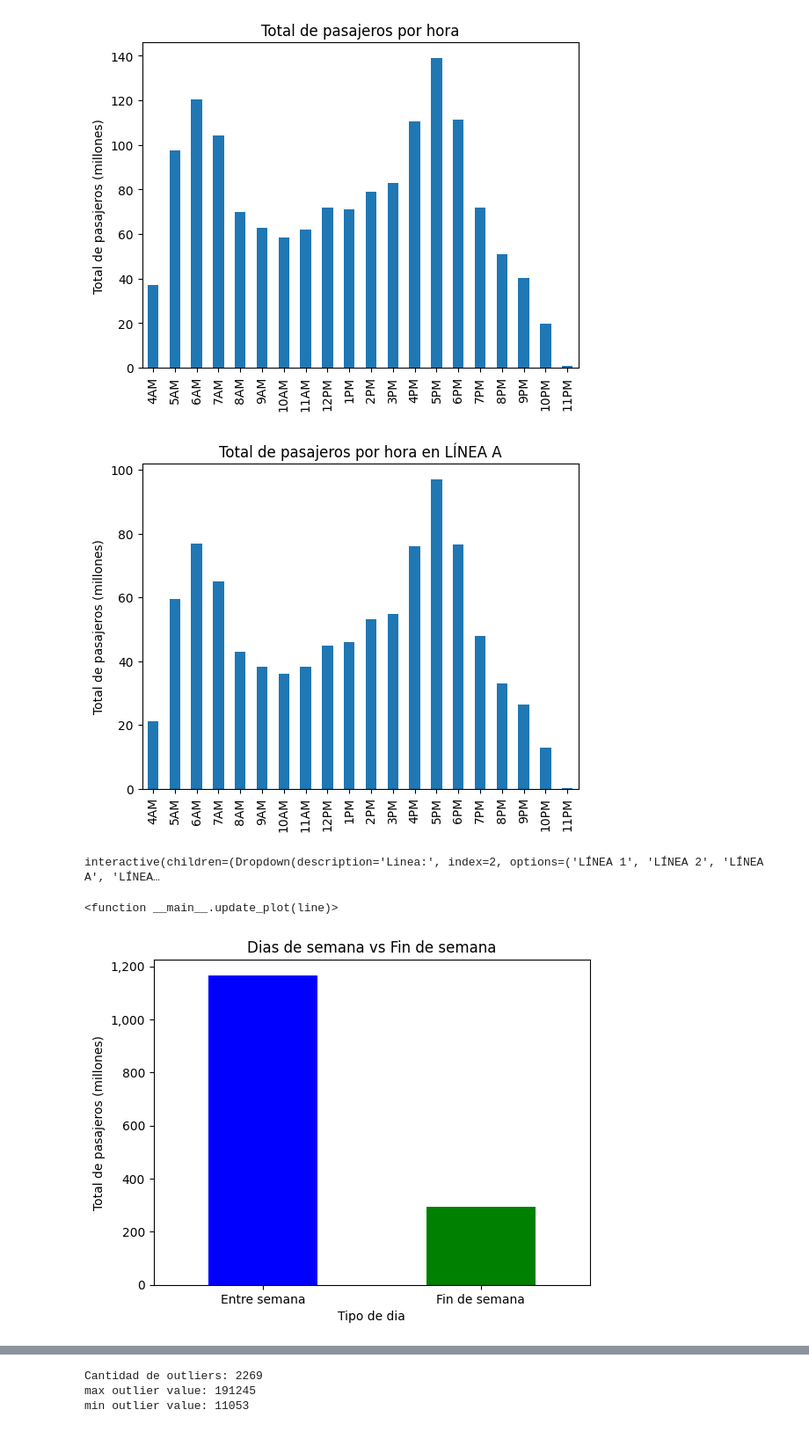
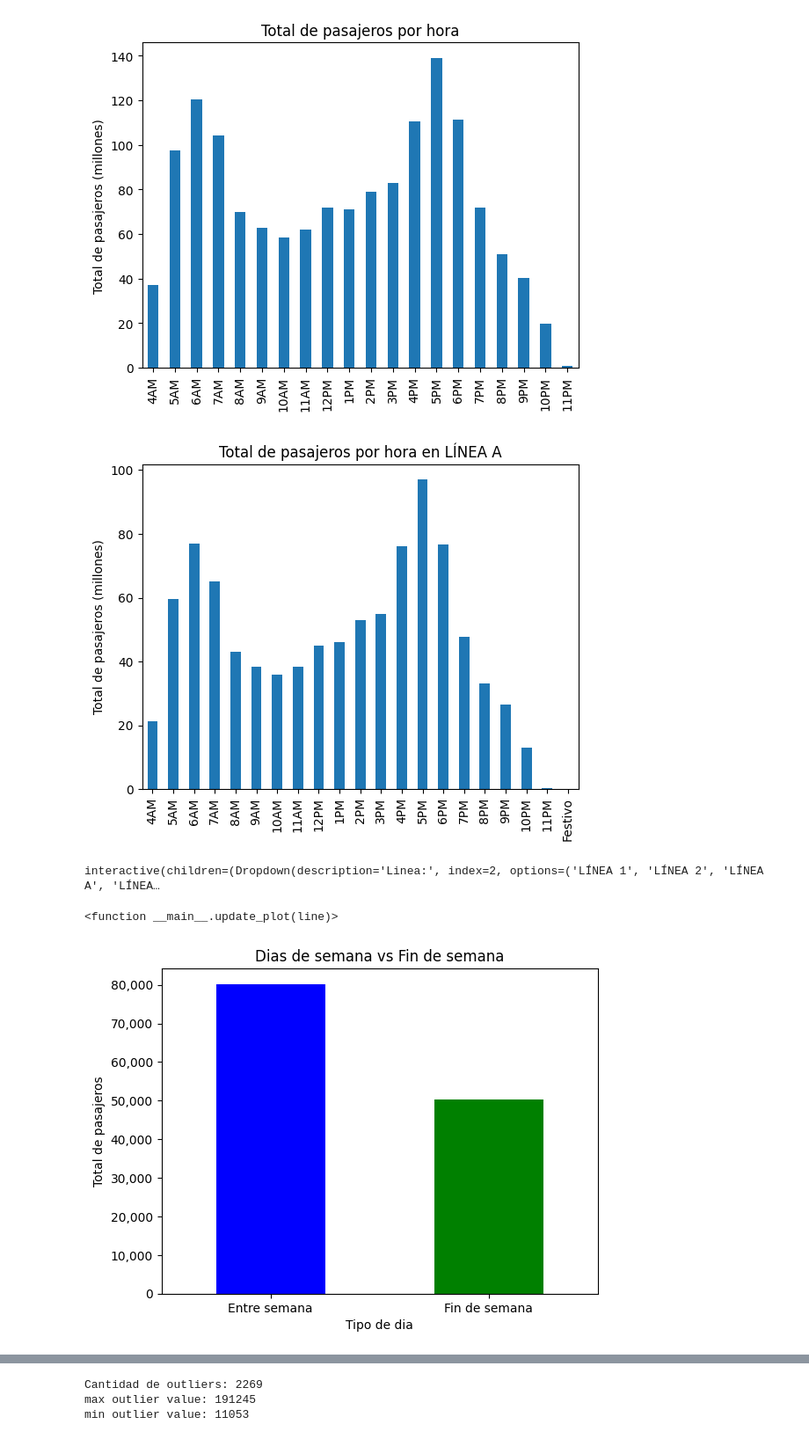
Before and after one commit to Rosvend/Passenger-flow-prediction-LSTM, a Jupyter notebook: LSTM_Metro_passenger_flow.ipynb, the cells around one changed output, grey strips where cells are left out. Shown at 88% size. Cells and saved outputs as stored; diff of their text form; code cells hidden in the pictures.

```diff
--- a/LSTM_Metro_passenger_flow.ipynb
+++ b/LSTM_Metro_passenger_flow.ipynb
@@ -473,0 +462,3 @@ array(['LÍNEA 1', 'LÍNEA 2', 'LÍNEA A', 'LÍNEA B', 'LÍNEA H', 'LÍNEA J',
+# %%
+df['Festivo'] = df['Dia'].apply(is_holiday_date) #Anadimos una columna para dias festivos
+df.head()
@@ -519,7 +518,7 @@ ax.get_yaxis().set_major_formatter(ticker.FuncFormatter(lambda x, p: format(int(
 
 plt.show()
 # %% [output]
-[figure, old version]
+[figure, new version]
 # %%
 from ipywidgets import interact, Dropdown
 
@@ -538,25 +537,25 @@ interact(update_plot, line=Dropdown(options=df['Linea'].unique(), value='LÍNEA
 interactive(children=(Dropdown(description='Linea:', index=2, options=('LÍNEA 1', 'LÍNEA 2', 'LÍNEA A', 'LÍNEA…
 <function __main__.update_plot(line)>
 # %%
-df['Dia'] = pd.to_datetime(df['Dia'], format='%d/%m/%Y')  # Note the format change
+df['Dia'] = pd.to_datetime(df['Dia'], format='%d/%m/%Y')
 
-#Nueva columna para el dia de la semana (0=Lunes, 6=Viernes)
+#Nueva columna para el dia de la semana (0=Lunes, 6=Domingo)
 df['Dia_semana'] = df['Dia'].dt.dayofweek
 
 # Clasificar como dia de semana o fin de semana
 df['Tipo de dia'] = df['Dia_semana'].apply(lambda x: 'Fin de semana' if x >= 5 else 'Entre semana')
 
-passenger_summary = df.groupby('Tipo de dia')['Total_pasajeros'].sum()/ 1e6
+passenger_summary = df.groupby('Tipo de dia')['Total_pasajeros'].mean()
 
 
 ax = passenger_summary.plot(kind='bar', color=['blue', 'green'])
-plt.ylabel('Total de pasajeros (millones)')
+plt.ylabel('Total de pasajeros')
 plt.title('Dias de semana vs Fin de semana')
 plt.xticks(rotation=0)
 ax.get_yaxis().set_major_formatter(ticker.FuncFormatter(lambda x, p: format(int(x), ',')))
 plt.show()
 # %% [output]
-[figure, old version]
+[figure, new version]
 # %%
 df['Dia'] = pd.to_datetime(df['Dia'])
 
```
Also changed, not shown: parts of 18 cells of this notebook.
